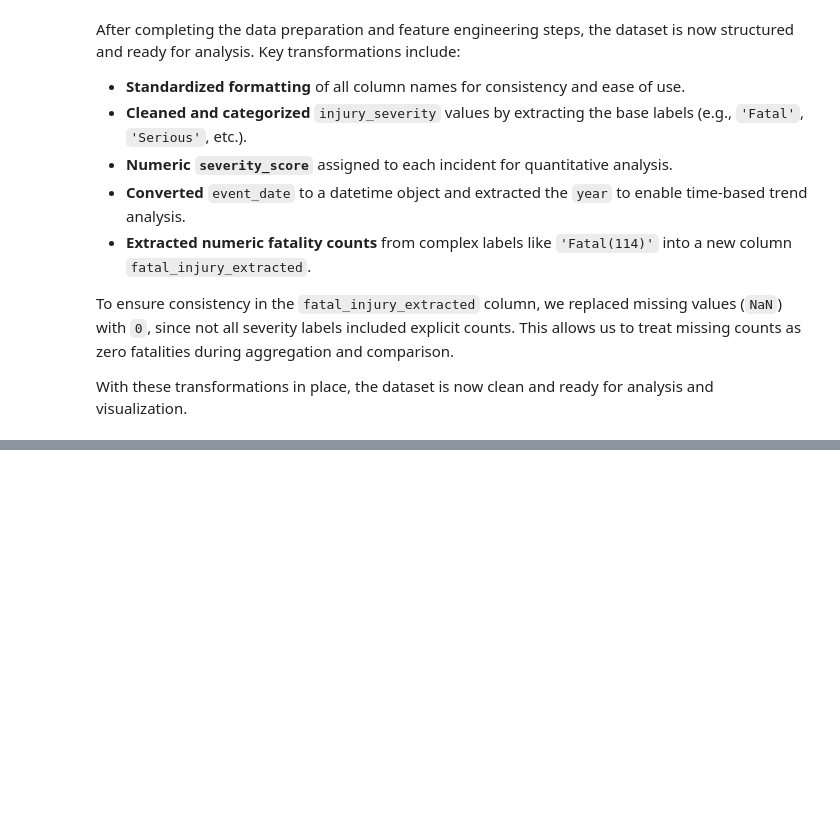
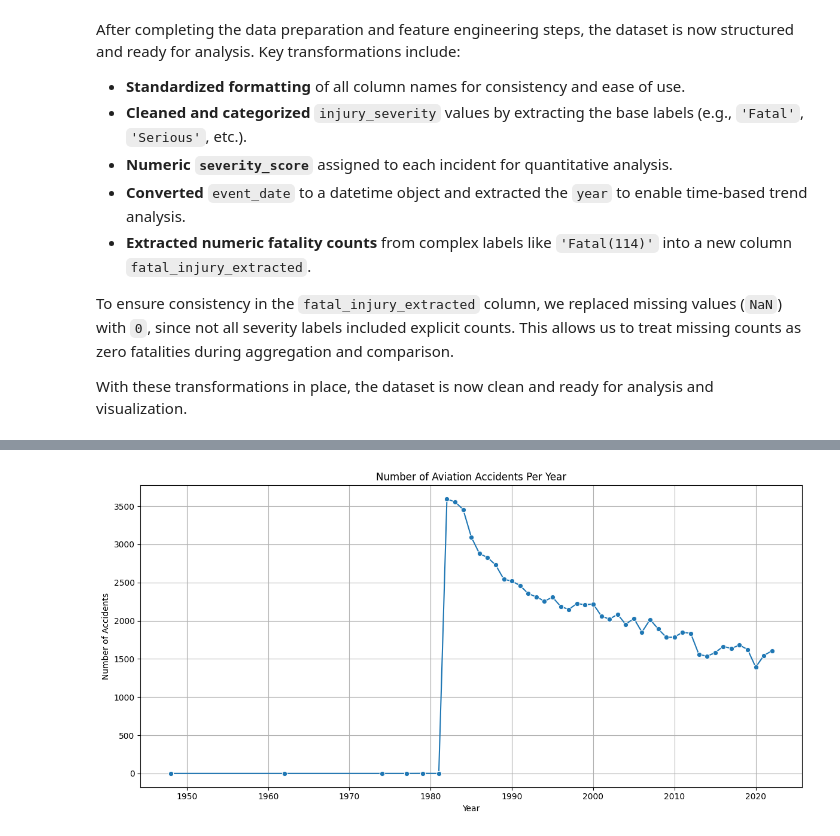
Before and after one commit to WamuyuGitongaEMTH/moringa_phase1_Aircraft_Risk_Analysis, a Jupyter notebook: Aircraft_Risk_Analysis.ipynb, the cells around one changed output, grey strips where cells are left out. Saved outputs shown, nothing was run; the diff lists cells and outputs as text; code cells hidden in the pictures; blank space fills up the shorter version.

Commit message:
EDA: Completed exploratory data analysis with visualizations

```diff
--- a/Aircraft_Risk_Analysis.ipynb
+++ b/Aircraft_Risk_Analysis.ipynb
@@ -344,0 +375,15 @@ With these transformations in place, the dataset is now clean and ready for anal
+# %%
+# Group accidents by year and count
+accidents_by_year = aviation_df['year'].value_counts().sort_index()
+
+# Plot
+plt.figure(figsize=(12, 6))
+sns.lineplot(x=accidents_by_year.index, y=accidents_by_year.values, marker='o')
+plt.title("Number of Aviation Accidents Per Year")
+plt.xlabel("Year")
+plt.ylabel("Number of Accidents")
+plt.grid(True)
+plt.tight_layout()
+plt.show();
+# %% [output]
+[figure, added]
```
Also changed, not shown: parts of 14 cells of this notebook.
